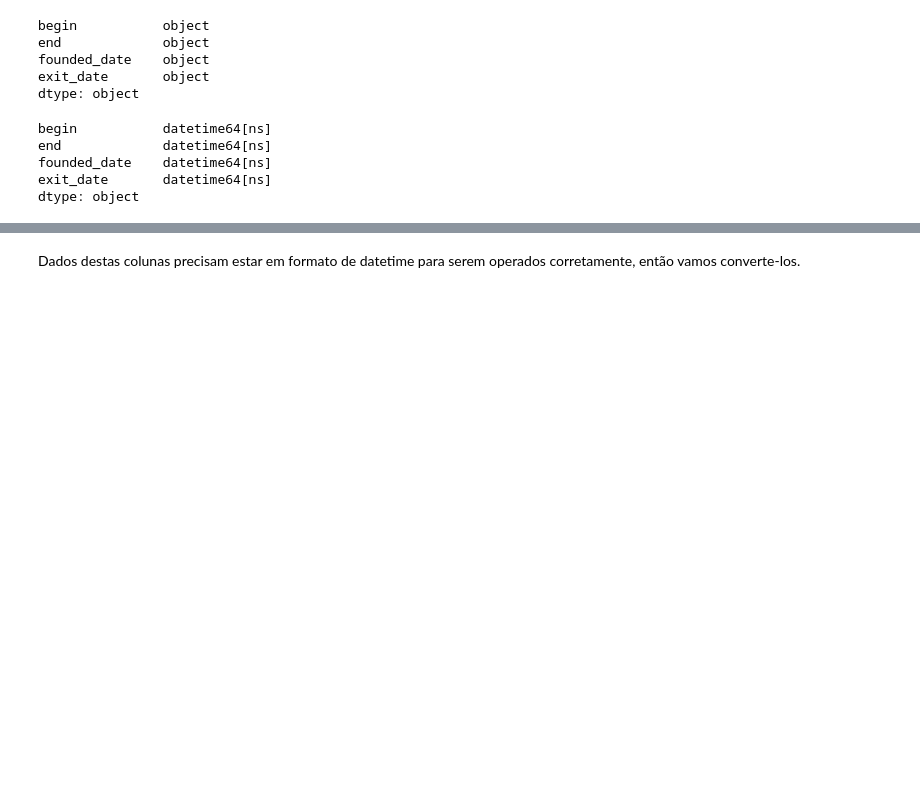
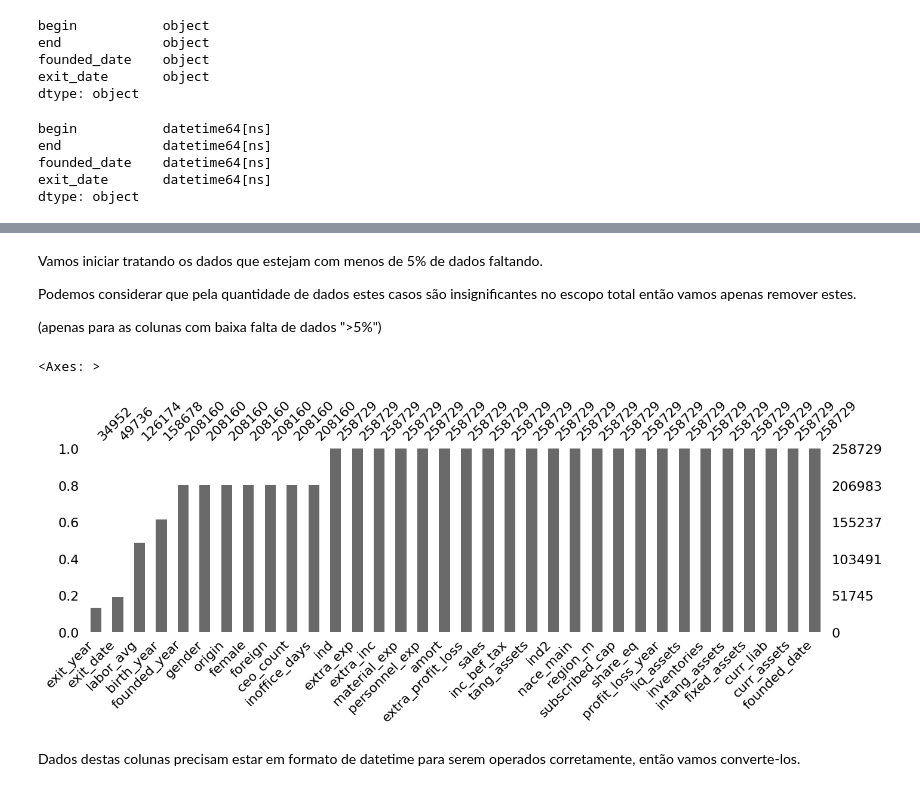
Before and after one commit to caio-a-garcia/PADS_Atividade_Integradora, a Jupyter notebook: Tratamento_de_dados.ipynb, the cells around one changed output, grey strips where cells are left out. Drawn from its saved outputs; the diff is of its cells as text; code cells hidden in the pictures; blank space fills up the shorter version.

```diff
--- a/Tratamento_de_dados.ipynb
+++ b/Tratamento_de_dados.ipynb
@@ -111,3 +122,32 @@ end             datetime64[ns]
 founded_date    datetime64[ns]
 exit_date       datetime64[ns]
 dtype: object
+# %%
+def show_missing(df):
+    """Return a Pandas dataframe describing the contents of a source dataframe including missing values."""
+
+    variables = []
+    dtypes = []
+    count = []
+    unique = []
+    missing = []
+    pc_missing = []
+
+    for item in df.columns:
+        variables.append(item)
+        dtypes.append(df[item].dtype)
+        count.append(len(df[item]))
+        unique.append(len(df[item].unique()))
+        missing.append(df[item].isna().sum())
+        pc_missing.append(round((df[item].isna().sum() / len(df[item])) * 100, 2))
+
+    output = pd.DataFrame({
+        'variable': variables,
+        'dtype': dtypes,
+        'count': count,
+        'unique': unique,
+        'missing': missing,
+        'pc_missing': pc_missing
+    })
+
+    return output
@@ -113,0 +156,8 @@ dtype: object
+# %%
+missing_data = show_missing(data).sort_values("pc_missing", ascending=False, ignore_index = True)
+
+index_full_data = list(missing_data[missing_data["missing"]==0].index)
+
+missing_data.drop(labels=index_full_data, axis="index", inplace=True)
+
+missing_data
@@ -114,3 +182,20 @@ dtype: object
+# %% [markdown]
+Vamos iniciar tratando os dados que estejam com menos de 5% de dados faltando.
+
+Podemos considerar que pela quantidade de dados estes casos são insignificantes no escopo total então vamos apenas remover estes.
+
+(apenas para as colunas com baixa falta de dados ">5%")
+# %%
+removable_na_columns = list(missing_data["variable"][missing_data["pc_missing"]<5.0])
+
+data.dropna(subset=removable_na_columns, ignore_index=True, inplace=True)
+# %%
+missing_val_columns = missing_data["variable"][missing_data["pc_missing"]>0]
+# %%
+msno.bar(data[missing_val_columns], figsize=(16, 4))
+# %% [output]
+<Axes: >
+[figure, added]
 # %% [markdown]
 Dados destas colunas precisam estar em formato de datetime para serem operados corretamente, então vamos converte-los.
 # %%
```
Also changed, not shown: parts of 7 cells of this notebook.
